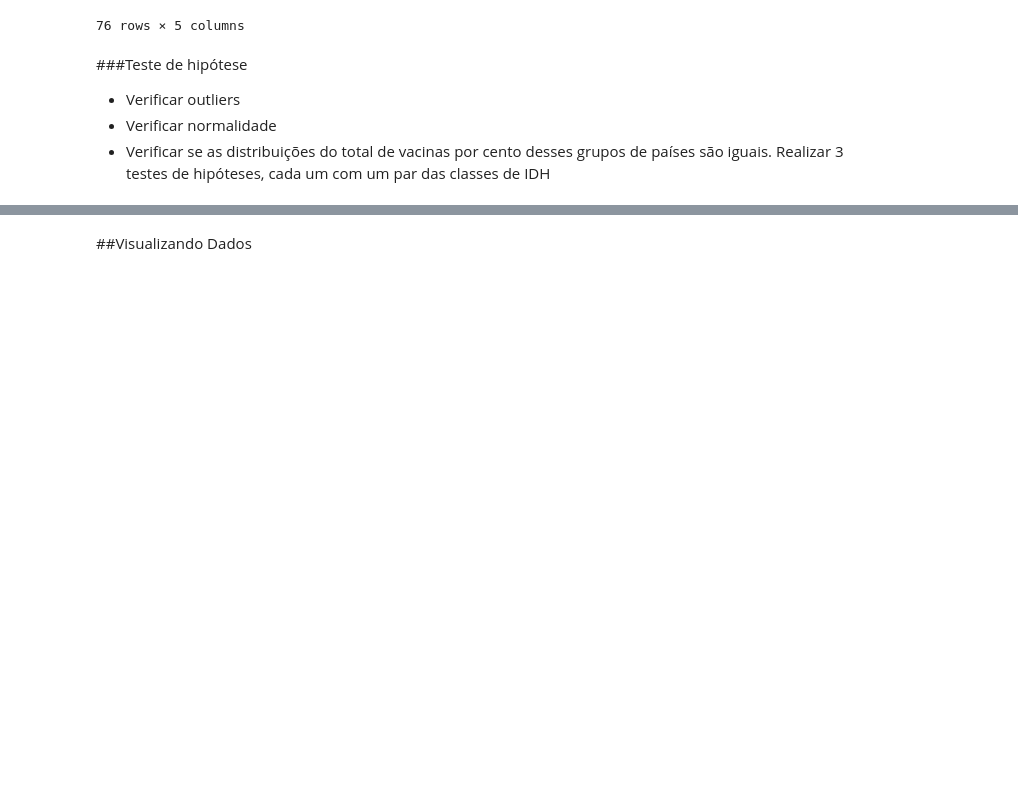
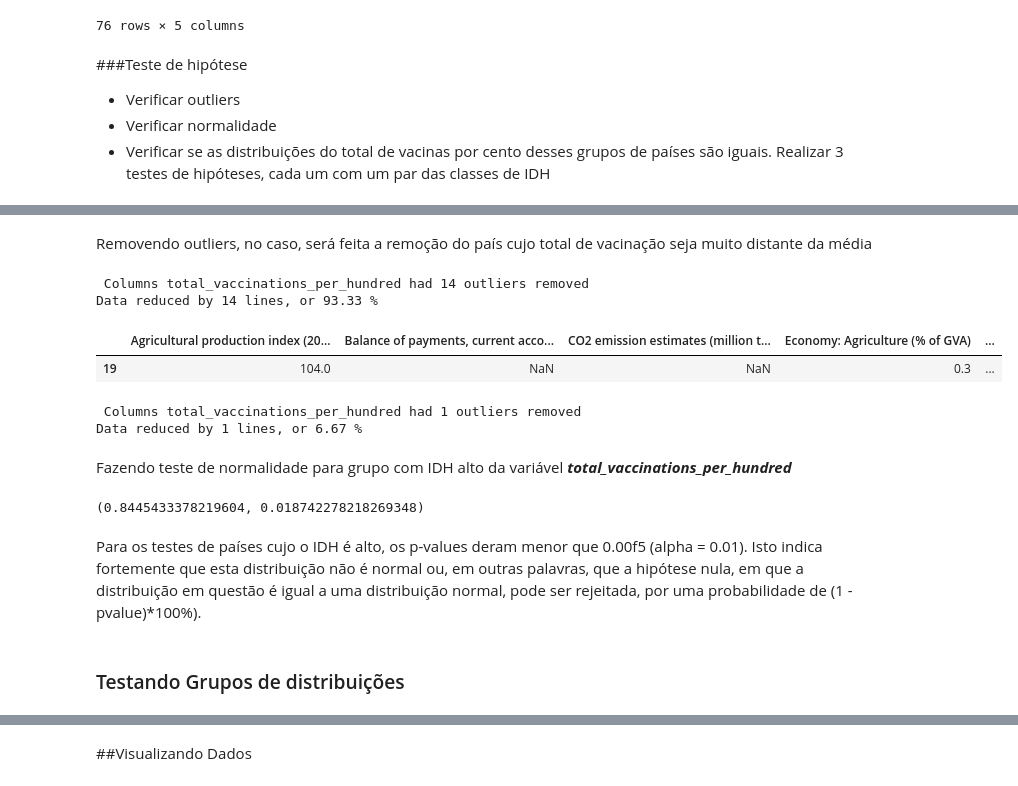
Before and after one commit to hitallocavas/covid-19-data-analysis, a Jupyter notebook: covid_19_analisys.ipynb, the cells around one changed output, grey strips where cells are left out. Drawn from its saved outputs; the diff is of its cells as text; code cells hidden in the pictures; blank space fills up the shorter version.

```diff
--- a/covid_19_analisys.ipynb
+++ b/covid_19_analisys.ipynb
@@ -1646,0 +1763,24 @@ IDH
+# %% [markdown]
+Removendo outliers, no caso, será feita a remoção do país cujo total de vacinação seja muito distante da média
+# %%
+show_outliers(total_vaccinatinos_profiles_idh_high, ['total_vaccinations_per_hundred'])
+# %% [output]
+ Columns total_vaccinations_per_hundred had 14 outliers removed
+Data reduced by 14 lines, or 93.33 %
+|  | Agricultural production index (20... | Balance of payments, current acco... | CO2 emission estimates (million t... | Economy: Agriculture (% of GVA) | ... |
+| 19 | 104.0 | NaN | NaN | 0.3 | ... |
+# %%
+total_vaccinatinos_profiles_idh_high_withou_outliers = remove_outliers(total_vaccinatinos_profiles_idh_high, ['total_vaccinations_per_hundred'])
+# %% [output]
+ Columns total_vaccinations_per_hundred had 1 outliers removed
+Data reduced by 1 lines, or 6.67 %
+# %% [markdown]
+Fazendo teste de normalidade para grupo com IDH alto da variável ***total_vaccinations_per_hundred***
+# %%
+stats.shapiro(total_vaccinatinos_profiles_idh_high_withou_outliers['total_vaccinations_per_hundred'])
+# %% [output]
+(0.8445433378219604, 0.018742278218269348)
+# %% [markdown]
+Para os testes de países cujo o IDH é alto, os p-values deram menor que 0.00f5 (alpha = 0.01). Isto indica fortemente que esta distribuição não é normal ou, em outras palavras, que a hipótese nula, em que a distribuição em questão é igual a uma distribuição normal, pode ser rejeitada, por uma probabilidade de (1 - pvalue)*100%).
+# %% [markdown]
+### Testando Grupos de distribuições
```
Also changed, not shown: parts of 46 cells of this notebook.
